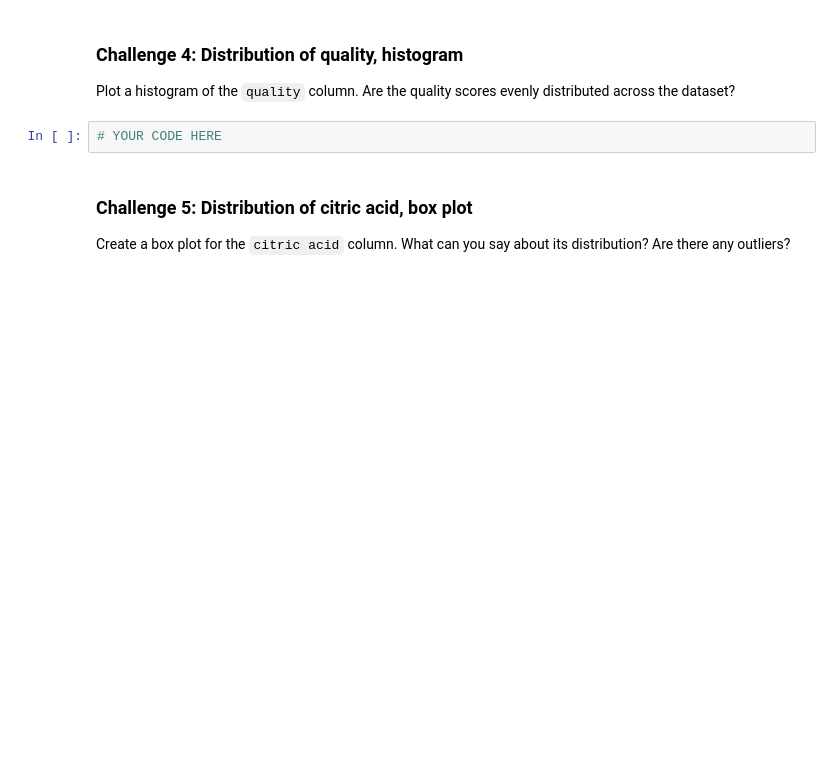
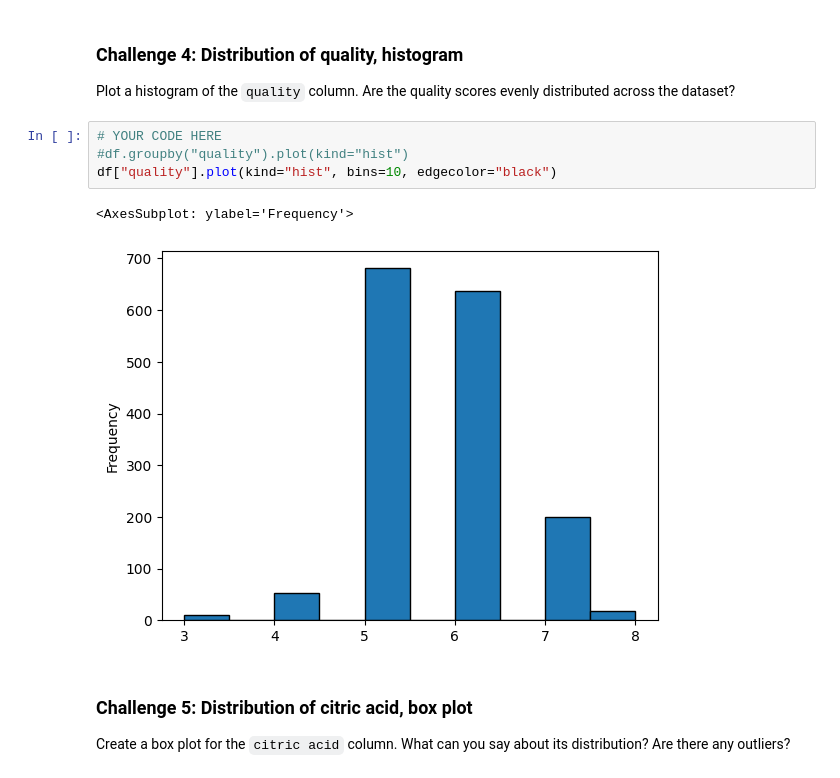
Before and after one commit to Prndxt/panda_practice, a Jupyter notebook: 1_Pandas/03_Introduction_to_Visualization.ipynb, the cells around one changed output. Cells and saved outputs as stored; diff of their text form; blank space fills up the shorter version.

```diff
--- a/1_Pandas/03_Introduction_to_Visualization.ipynb
+++ b/1_Pandas/03_Introduction_to_Visualization.ipynb
@@ -161,6 +197,11 @@ Create a scatter plot of `total_acidity` (y-axis) against `pH` (x-axis). Does th
 Plot a histogram of the `quality` column. Are the quality scores evenly distributed across the dataset?
 # %%
 # YOUR CODE HERE
+#df.groupby("quality").plot(kind="hist")
+df["quality"].plot(kind="hist", bins=10, edgecolor="black")
+# %% [output]
+<AxesSubplot: ylabel='Frequency'>
+[figure, added]
 # %% [markdown]
 ### Challenge 5: Distribution of citric acid, box plot
 
```
Also changed, not shown: parts of 12 cells of this notebook, 7 other files.
